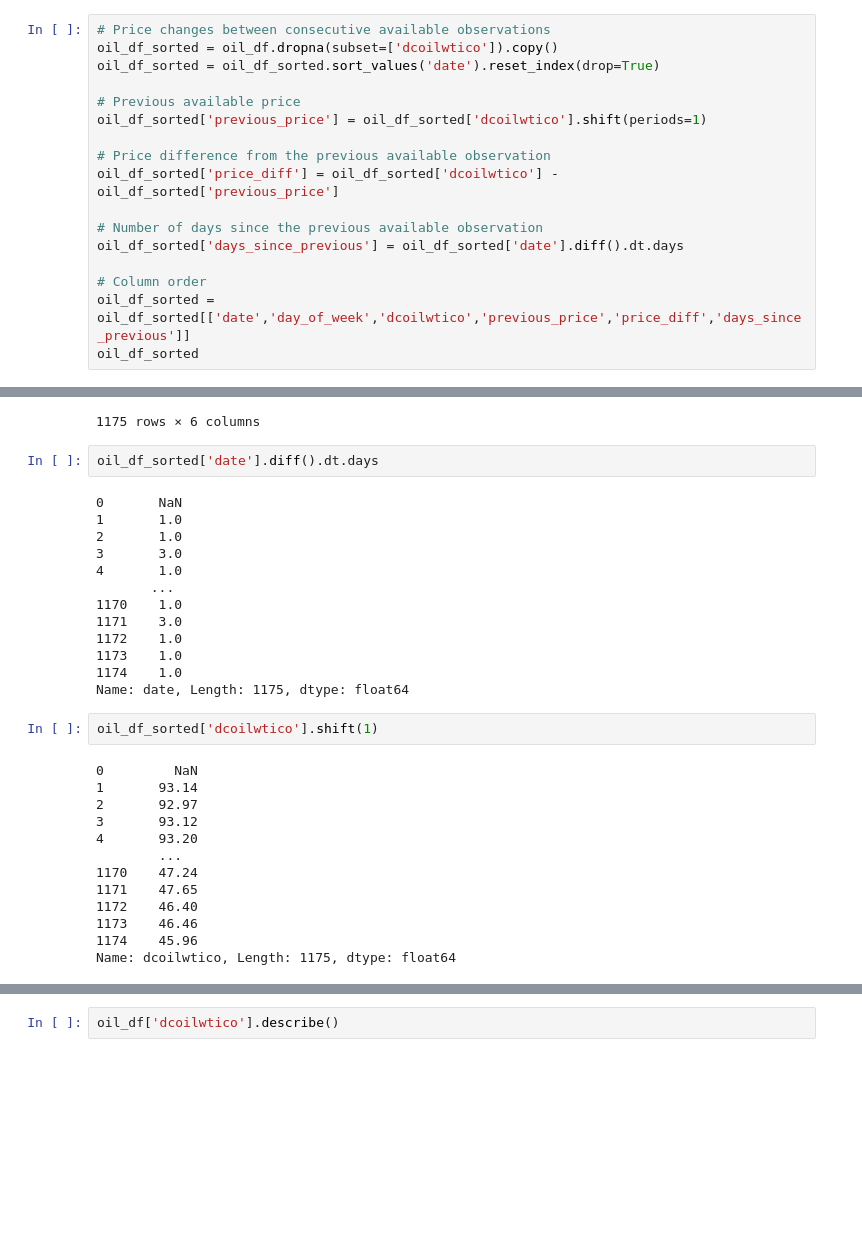
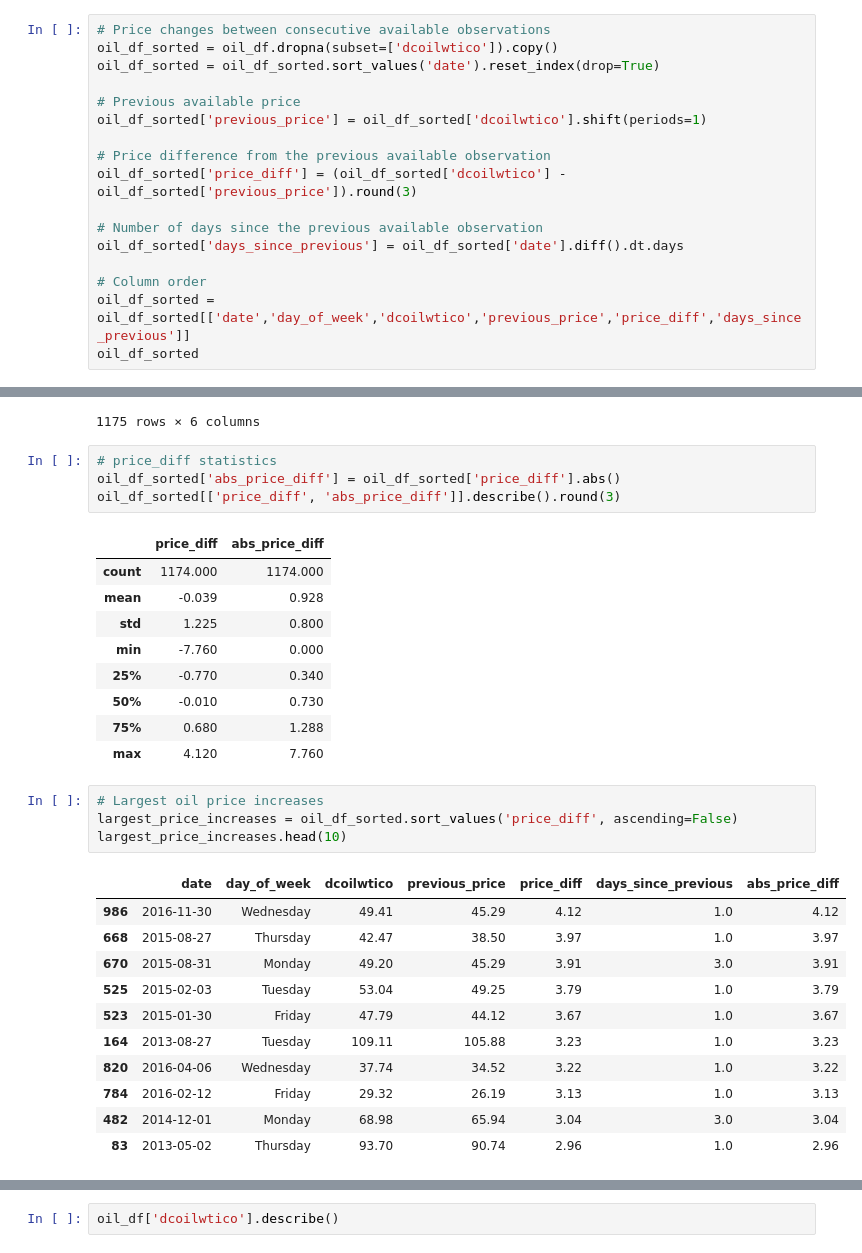
Before and after one commit to kejti97/demand-forecasting-favorita, a Jupyter notebook: 1. Demand Forecasting.ipynb, the cells around one changed output, grey strips where cells are left out. Saved outputs shown, nothing was run; the diff lists cells and outputs as text; blank space fills up the shorter version.

Commit message:
Oil prices analysis_2

```diff
--- a/1. Demand Forecasting.ipynb
+++ b/1. Demand Forecasting.ipynb
@@ -388,7 +388,7 @@ oil_df_sorted = oil_df_sorted.sort_values('date').reset_index(drop=True)
 oil_df_sorted['previous_price'] = oil_df_sorted['dcoilwtico'].shift(periods=1)
 
 # Price difference from the previous available observation
-oil_df_sorted['price_diff'] = oil_df_sorted['dcoilwtico'] - oil_df_sorted['previous_price']
+oil_df_sorted['price_diff'] = (oil_df_sorted['dcoilwtico'] - oil_df_sorted['previous_price']).round(3)
 
 # Number of days since the previous available observation
 oil_df_sorted['days_since_previous'] = oil_df_sorted['date'].diff().dt.days
@@ -411,32 +411,32 @@ oil_df_sorted
 | 1174 | 2017-08-31 | Thursday | 47.26 | 45.96 | 1.30 | 1.0 |
 1175 rows × 6 columns
 # %%
-oil_df_sorted['date'].diff().dt.days
+# price_diff statistics
+oil_df_sorted['abs_price_diff'] = oil_df_sorted['price_diff'].abs()
+oil_df_sorted[['price_diff', 'abs_price_diff']].describe().round(3)
 # %% [output]
-0       NaN
-1       1.0
-2       1.0
-3       3.0
-4       1.0
-       ...
-1170    1.0
-1171    3.0
-1172    1.0
-1173    1.0
-1174    1.0
-Name: date, Length: 1175, dtype: float64
+|  | price_diff | abs_price_diff |
+| count | 1174.000 | 1174.000 |
+| mean | -0.039 | 0.928 |
+| std | 1.225 | 0.800 |
+| min | -7.760 | 0.000 |
+| 25% | -0.770 | 0.340 |
+| 50% | -0.010 | 0.730 |
+| 75% | 0.680 | 1.288 |
+| max | 4.120 | 7.760 |
 # %%
-oil_df_sorted['dcoilwtico'].shift(1)
+# Largest oil price increases
+largest_price_increases = oil_df_sorted.sort_values('price_diff', ascending=False)
+largest_price_increases.head(10)
 # %% [output]
-0         NaN
-1       93.14
-2       92.97
-3       93.12
-4       93.20
-        ...
-1170    47.24
-1171    47.65
-1172    46.40
-1173    46.46
-1174    45.96
-Name: dcoilwtico, Length: 1175, dtype: float64
+|  | date | day_of_week | dcoilwtico | previous_price | price_diff | days_since_previous | abs_price_diff |
+| 986 | 2016-11-30 | Wednesday | 49.41 | 45.29 | 4.12 | 1.0 | 4.12 |
+| 668 | 2015-08-27 | Thursday | 42.47 | 38.50 | 3.97 | 1.0 | 3.97 |
+| 670 | 2015-08-31 | Monday | 49.20 | 45.29 | 3.91 | 3.0 | 3.91 |
+| 525 | 2015-02-03 | Tuesday | 53.04 | 49.25 | 3.79 | 1.0 | 3.79 |
+| 523 | 2015-01-30 | Friday | 47.79 | 44.12 | 3.67 | 1.0 | 3.67 |
+| 164 | 2013-08-27 | Tuesday | 109.11 | 105.88 | 3.23 | 1.0 | 3.23 |
+| 820 | 2016-04-06 | Wednesday | 37.74 | 34.52 | 3.22 | 1.0 | 3.22 |
+| 784 | 2016-02-12 | Friday | 29.32 | 26.19 | 3.13 | 1.0 | 3.13 |
+| 482 | 2014-12-01 | Monday | 68.98 | 65.94 | 3.04 | 3.0 | 3.04 |
+| 83 | 2013-05-02 | Thursday | 93.70 | 90.74 | 2.96 | 1.0 | 2.96 |
```
Also changed, not shown: parts of 3 cells of this notebook.
